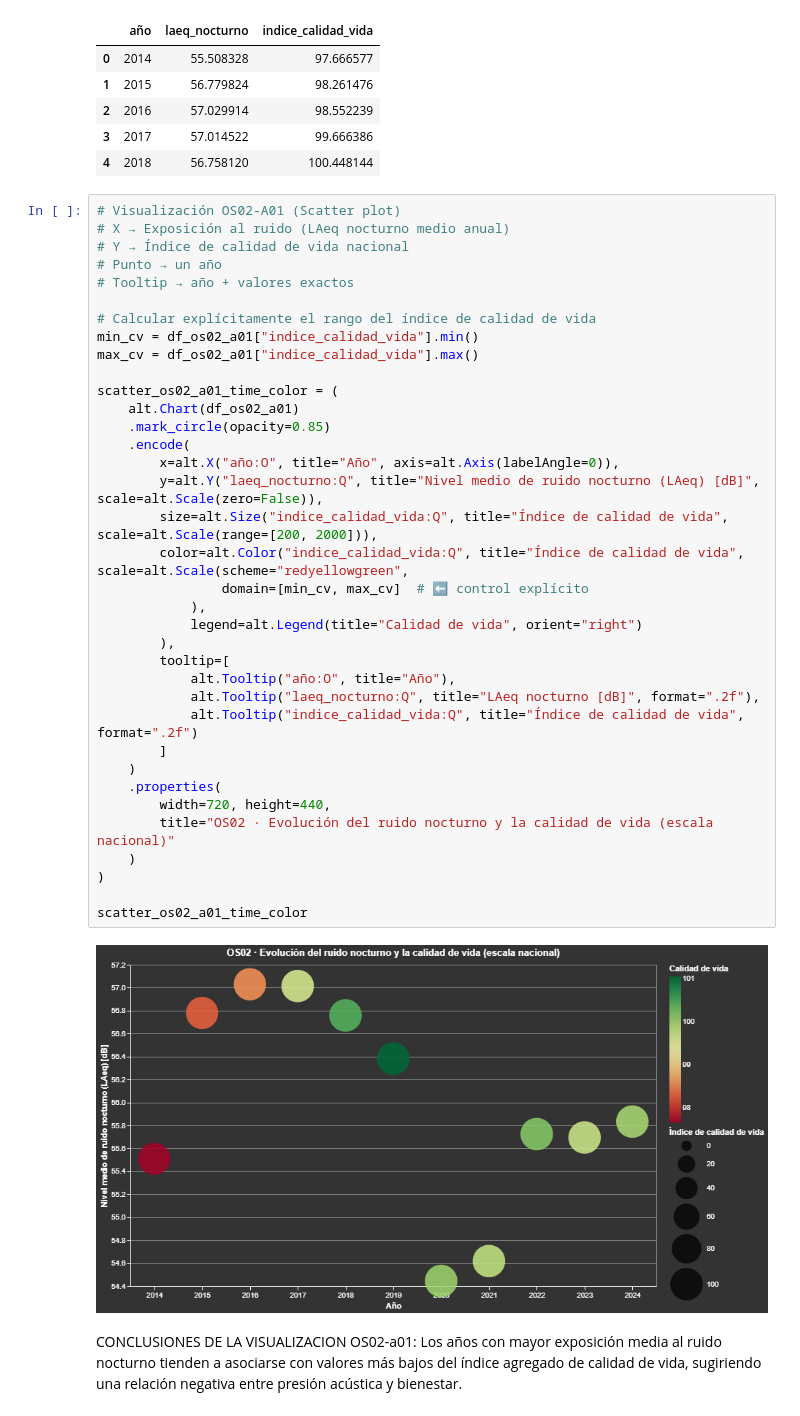
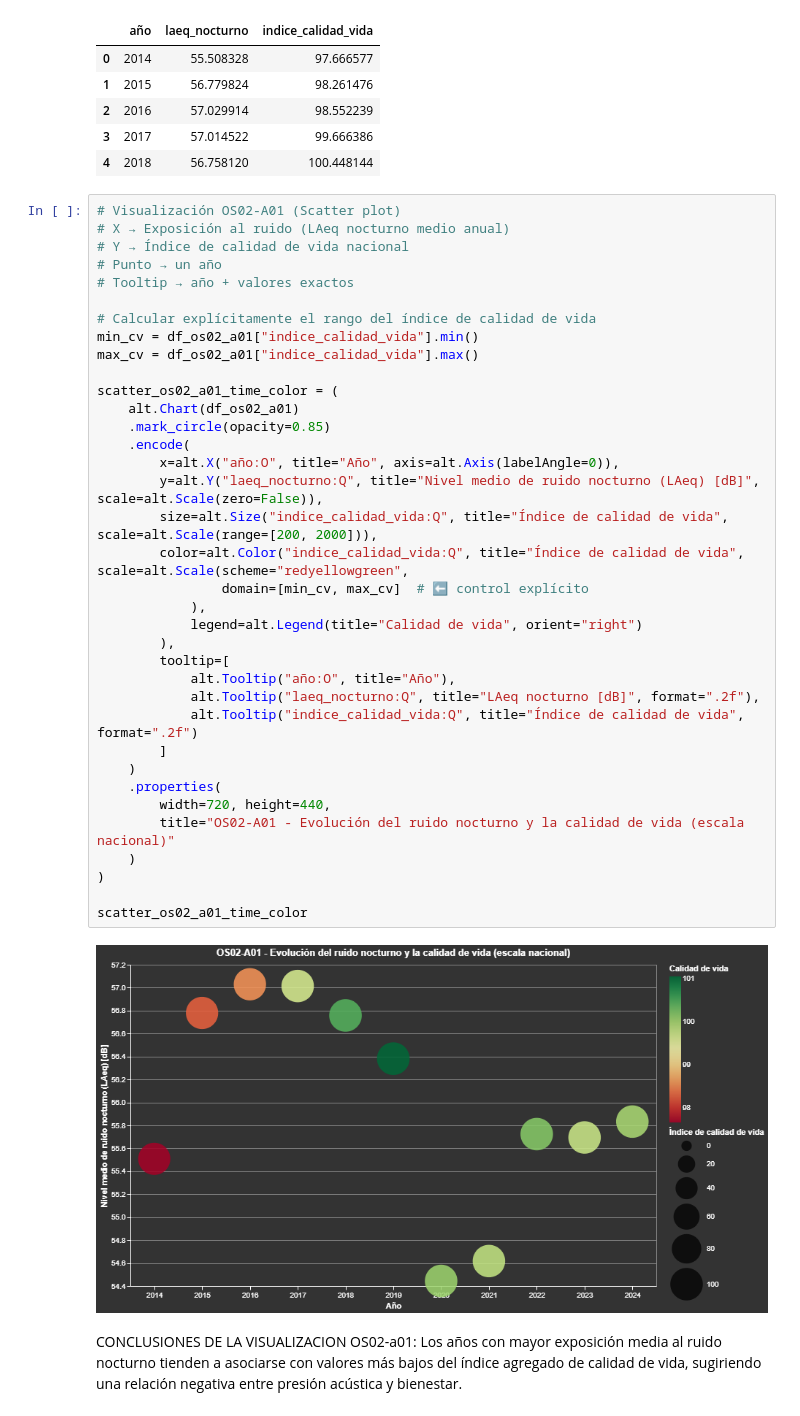
Before and after one commit to raq-abreu/Ruido-Visualizacion, a Jupyter notebook: notebooks entrega final/0S02-ruido-salud-bienestar.ipynb, the cells around one changed output. Cells and saved outputs as stored; diff of their text form.

```diff
--- a/notebooks entrega final/0S02-ruido-salud-bienestar.ipynb
+++ b/notebooks entrega final/0S02-ruido-salud-bienestar.ipynb
@@ -301,35 +300,35 @@ df_os02_a01.head()
 
 # Calcular explícitamente el rango del índice de calidad de vida
 min_cv = df_os02_a01["indice_calidad_vida"].min()
 max_cv = df_os02_a01["indice_calidad_vida"].max()
 
 scatter_os02_a01_time_color = (
     alt.Chart(df_os02_a01)
     .mark_circle(opacity=0.85)
     .encode(
         x=alt.X("año:O", title="Año", axis=alt.Axis(labelAngle=0)),
         y=alt.Y("laeq_nocturno:Q", title="Nivel medio de ruido nocturno (LAeq) [dB]", scale=alt.Scale(zero=False)),
         size=alt.Size("indice_calidad_vida:Q", title="Índice de calidad de vida", scale=alt.Scale(range=[200, 2000])),
         color=alt.Color("indice_calidad_vida:Q", title="Índice de calidad de vida", scale=alt.Scale(scheme="redyellowgreen",
                 domain=[min_cv, max_cv]  # ⬅ control explícito
             ),
             legend=alt.Legend(title="Calidad de vida", orient="right")
         ),
         tooltip=[
             alt.Tooltip("año:O", title="Año"),
             alt.Tooltip("laeq_nocturno:Q", title="LAeq nocturno [dB]", format=".2f"),
             alt.Tooltip("indice_calidad_vida:Q", title="Índice de calidad de vida", format=".2f")
         ]
     )
     .properties(
         width=720, height=440,
-        title="OS02 · Evolución del ruido nocturno y la calidad de vida (escala nacional)"
+        title="OS02-A01 - Evolución del ruido nocturno y la calidad de vida (escala nacional)"
     )
 )
 
 scatter_os02_a01_time_color
 # %% [output]
-[figure, old version]
+[figure, new version]
 # %% [markdown]
 CONCLUSIONES DE LA VISUALIZACION OS02-a01:
 Los años con mayor exposición media al ruido nocturno tienden a asociarse con valores más bajos del índice agregado de calidad de vida, sugiriendo una relación negativa entre presión acústica y bienestar.
```
Also changed, not shown: parts of 8 cells of this notebook, 3 other files.
